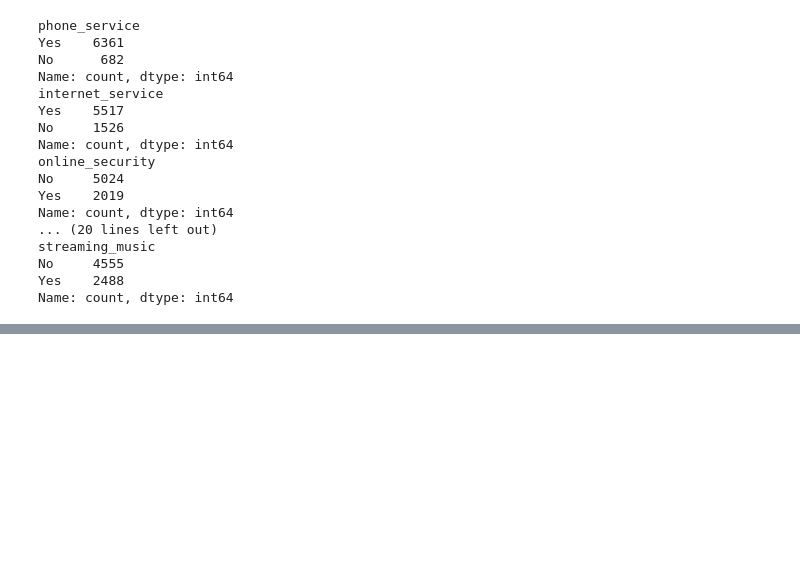
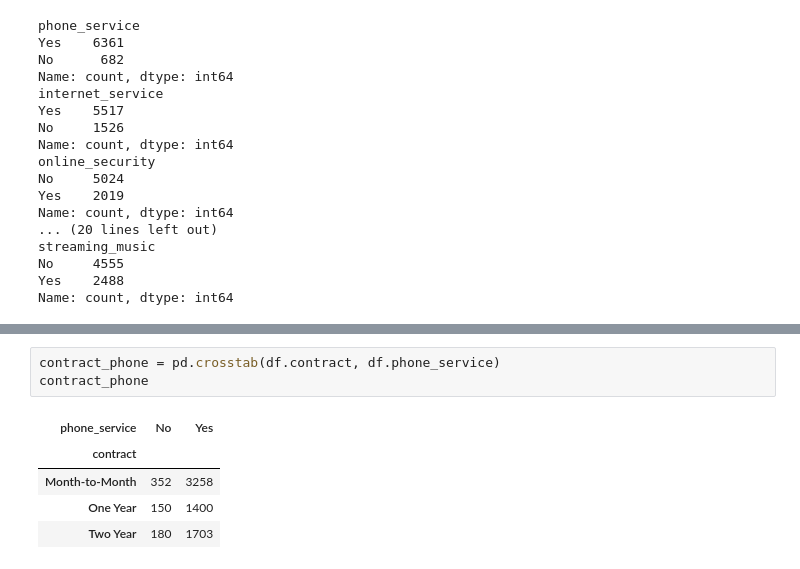
Before and after one commit to Harsh-Tiwadi/Customer-churn, a Jupyter notebook: notebook/EDA.ipynb, the cells around one changed output, grey strips where cells are left out. Saved outputs shown, nothing was run; the diff lists cells and outputs as text; blank space fills up the shorter version.

```diff
--- a/notebook/EDA.ipynb
+++ b/notebook/EDA.ipynb
@@ -378,0 +485,9 @@ Name: count, dtype: int64
+# %%
+contract_phone = pd.crosstab(df.contract, df.phone_service)
+contract_phone
+# %% [output]
+| phone_service | No | Yes |
+| contract |  |  |
+| Month-to-Month | 352 | 3258 |
+| One Year | 150 | 1400 |
+| Two Year | 180 | 1703 |
```
Also changed, not shown: parts of 24 cells of this notebook.
